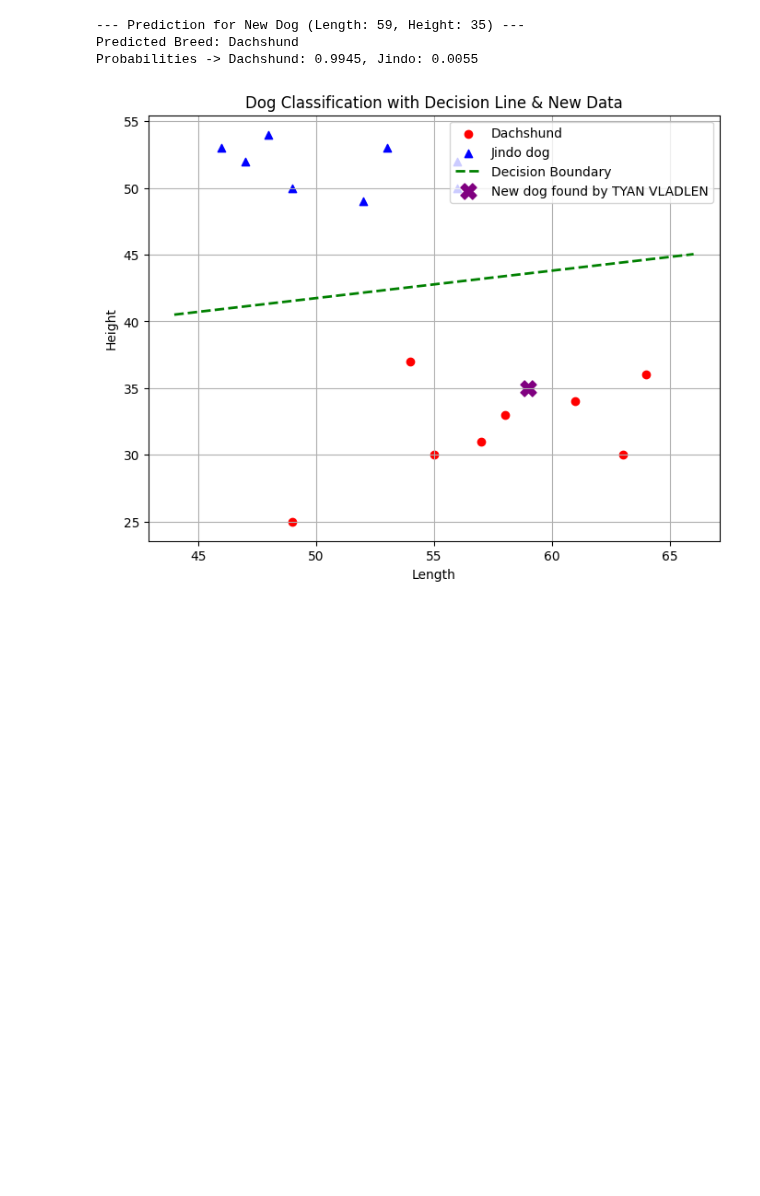
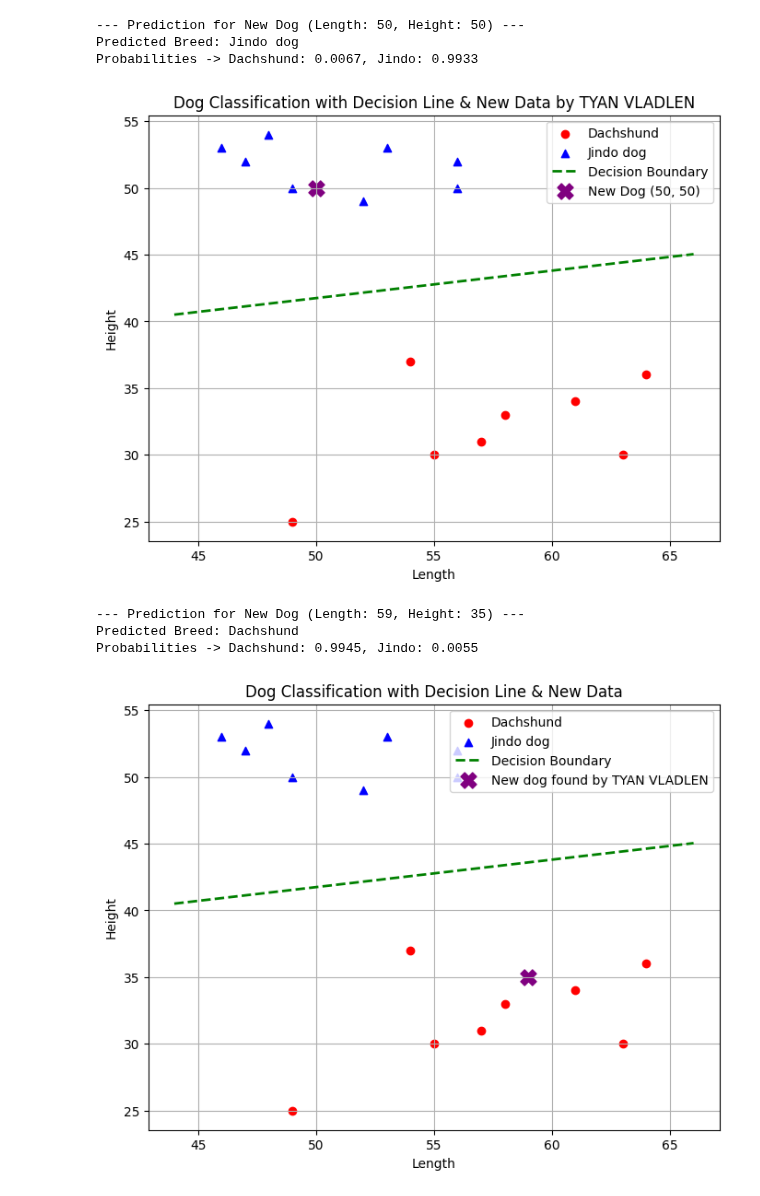
Before and after one commit to Lenninxd03/AI_Electronic_TyanVladlen, a Jupyter notebook: Untitled2.ipynb, the cells around one changed output. Cells and saved outputs as stored; diff of their text form; code cells hidden in the pictures; blank space fills up the shorter version.

```diff
--- a/Untitled2.ipynb
+++ b/Untitled2.ipynb
@@ -1,5 +1,70 @@
 # %% [markdown]
 <a href="https://colab.research.google.com/github/Lenninxd03/AI_Electronic_TyanVladlen/blob/main/Untitled2.ipynb" target="_parent"><img src="https://colab.research.google.com/assets/colab-badge.svg" alt="Open In Colab"/></a>
+# %%
+import matplotlib.pyplot as plt
+import numpy as np
+from sklearn.linear_model import LogisticRegression
+
+# Length and height data for Dachshunds
+dach_length = [55, 57, 64, 63, 58, 49, 54, 61]
+dach_height = [30, 31, 36, 30, 33, 25, 37, 34]
+
+# Length and height data for Jindo dogs
+jin_length = [56, 47, 56, 46, 49, 53, 52, 48]
+jin_height = [52, 52, 50, 53, 50, 53, 49, 54]
+
+# Create labels: Dachshund = 0, Jindo = 1
+X = np.array(
+    [[l, h] for l, h in zip(dach_length + jin_length,
+                          dach_height + jin_height)]
+)
+y = np.array([0]*len(dach_length) + [1]*len(jin_length))
+
+# Train logistic regression model
+model = LogisticRegression()
+model.fit(X, y)
+
+# New data for prediction (updated to 50 and 50)
+newdata_length = [50]
+newdata_height = [50]
+X_new = np.array([[newdata_length[0], newdata_height[0]]])
+
+# Make prediction and get probabilities
+y_pred = model.predict(X_new)[0]
+y_prob = model.predict_proba(X_new)[0]
+
+breed_names = {0: 'Dachshund', 1: 'Jindo dog'}
+print(f"\n--- Prediction for New Dog (Length: {newdata_length[0]}, Height: {newdata_height[0]}) ---")
+print(f"Predicted Breed: {breed_names[y_pred]}")
+print(f"Probabilities -> Dachshund: {y_prob[0]:.4f}, Jindo: {y_prob[1]:.4f}")
+
+# ---- Visualization ----
+plt.figure(figsize=(8, 6))
+plt.scatter(dach_length, dach_height, c='r', label='Dachshund')
+plt.scatter(jin_length, jin_height, c='b', marker='^', label='Jindo dog')
+
+# Plot the decision boundary
+x_values = np.linspace(min(X[:,0])-2, max(X[:,0])+2, 200)
+w1 = model.coef_[0][0]
+w2 = model.coef_[0][1]
+b  = model.intercept_[0]
+y_values = -(w1 * x_values + b) / w2
+plt.plot(x_values, y_values, 'g--', linewidth=2, label='Decision Boundary')
+
+# Plot the new data point
+plt.scatter(newdata_length, newdata_height, c='purple', marker='X', s=150, label='New Dog (50, 50)')
+
+plt.xlabel('Length')
+plt.ylabel('Height')
+plt.title("Dog Classification with Decision Line & New Data by TYAN VLADLEN")
+plt.legend(loc='upper right')
+plt.grid(True)
+plt.show()
+# %% [output]
+--- Prediction for New Dog (Length: 50, Height: 50) ---
+Predicted Breed: Jindo dog
+Probabilities -> Dachshund: 0.0067, Jindo: 0.9933
+[figure, added]
 # %%
 import matplotlib.pyplot as plt
 import numpy as np
```
